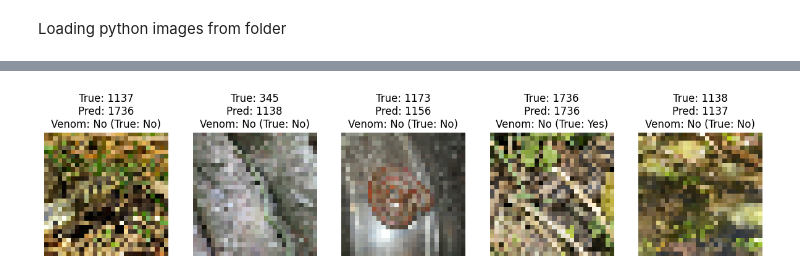
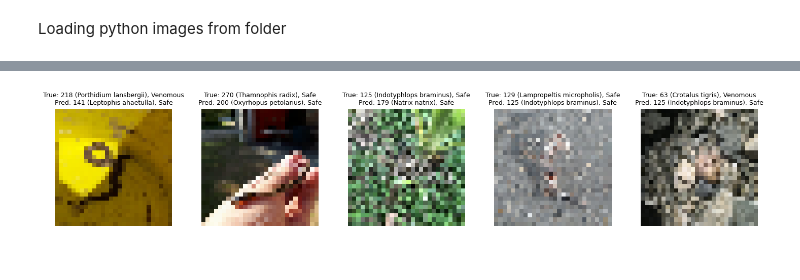
Before and after one commit to avarkahorvath/snek, a Jupyter notebook: src/Models/model.ipynb, the cells around one changed output, grey strips where cells are left out. Saved outputs shown, nothing was run; the diff lists cells and outputs as text; code cells hidden in the pictures.

```diff
--- a/src/Models/model.ipynb
+++ b/src/Models/model.ipynb
@@ -61,0 +70,12 @@ See the caveats in the documentation: https://pandas.pydata.org/pandas-docs/stab
+# %%
+# If species name or latin name column exists (say it's 'species_name')
+# get one name per encoded_id, sorted by id so indices line up
+CLASS_NAMES = (
+    combined_info[['encoded_id', 'binomial_name']]
+    .drop_duplicates(subset=['encoded_id'])
+    .sort_values('encoded_id')['binomial_name']
+    .tolist()
+)
+
+print(len(CLASS_NAMES), "classes")
+print(CLASS_NAMES[:5])
@@ -209,8 +219,12 @@ Model: "functional_3"
 # %%
 model.compile(
     optimizer='adam',
-    loss={'species': 'sparse_categorical_crossentropy', 'venom': 'binary_crossentropy'},
-    metrics={'species': 'accuracy', 'venom': 'accuracy'}
+
+    loss={'species': 'sparse_categorical_crossentropy',
+          'venom': 'binary_crossentropy'},
+
+    metrics={'species': 'accuracy',
+             'venom': 'accuracy'}
     )
 # %%
 n_epochs = 10  # number of epochs to train the neural network
@@ -264,38 +268,43 @@ Test Accuracy:  5.0887041091918945
 # %%
-#show a few results
+import numpy as np
 
-def plot_example_results(model, image_paths, true_species_labels, true_venom_labels, num_examples=5):
-    indices = np.random.choice(len(image_paths), size=num_examples, replace=False)
+import tensorflow as tf
 
-    plt.figure(figsize=(15, 5))
+def example_results(model, info_df, class_names, venom_threshold=0.5):
 
-    for i, index in enumerate(indices):
-        image_path = image_paths[index]
-        true_species = true_species_labels[index]
-        true_venom = true_venom_labels[index]
+    random_indices = np.random.choice(len(info_df), size=5, replace=False)
 
-        image = load_img(image_path)
-        image = tf.expand_dims(image, axis=0)
+    plt.figure(figsize=(18, 3))
 
-        # Model returns [species_pred, venom_pred]
-        species_pred, venom_pred = model.predict(image)
+    for i, idx in enumerate(random_indices):
 
-        predicted_species = np.argmax(species_pred, axis=1)[0]
-        predicted_venom = (venom_pred > 0.5).astype(int)[0][0]
+        image_path   = info_df["image_path"].iloc[idx]
+        true_species = info_df["encoded_id"].iloc[idx]
+        true_venom   = info_df["MIVS"].iloc[idx]
 
-        plt.subplot(1, num_examples, i+1)
-        plt.imshow(image[0])
+        img = load_img(image_path)
+        img_dim_expended = tf.expand_dims(img, axis=0) #as if batch size was 1
+
+        #prediction, and then deciding
+        species_pred, venom_pred = model.predict(img_dim_expended, verbose=0)
+        pred_species = int(np.argmax(species_pred[0]))
+        pred_venom   = bool(venom_pred[0, 0] > venom_threshold)
+
+        # resolve names (if provided)
+        true_species_name = class_names[true_species] if class_names and 0 <= true_species < len(class_names) else str(true_species)
+        pred_species_names = class_names[pred_species] if class_names and 0 <= pred_species < len(class_names) else str(pred_species)
+
+        # plot
+        plt.subplot(1, 5, i+1)
+        plt.imshow(img.numpy())
         plt.axis('off')
-        plt.title(f"True: {true_species}, {'Venom' if true_venom else 'Safe'}\n"
-                  f"Pred: {predicted_species}, {'Venom' if predicted_venom else 'Safe'}")
+        plt.title(
+            f"True: {true_species} ({true_species_name}), {'Venomous' if true_venom else 'Safe'}\n"
+            f"Pred: {pred_species} ({pred_species_names}), {'Venomous' if pred_venom else 'Safe'}",
+            fontsize=9
+        )
 
     plt.show()
 
-    return [image_paths[i] for i in indices]
-
-
-ex = plot_example_results(model, test_image_paths, test_species_labels, test_venom_labels, num_examples=5)
-
-for i in range(len(ex)):
-    print(ex[i])
+example_results(model, test_info, class_names=CLASS_NAMES)
 # %% [output]
@@ -307 +311 @@ for i in range(len(ex)):
-[figure, old version]
+[figure, new version]
```
Also changed, not shown: parts of 13 cells of this notebook, 1 other file.
